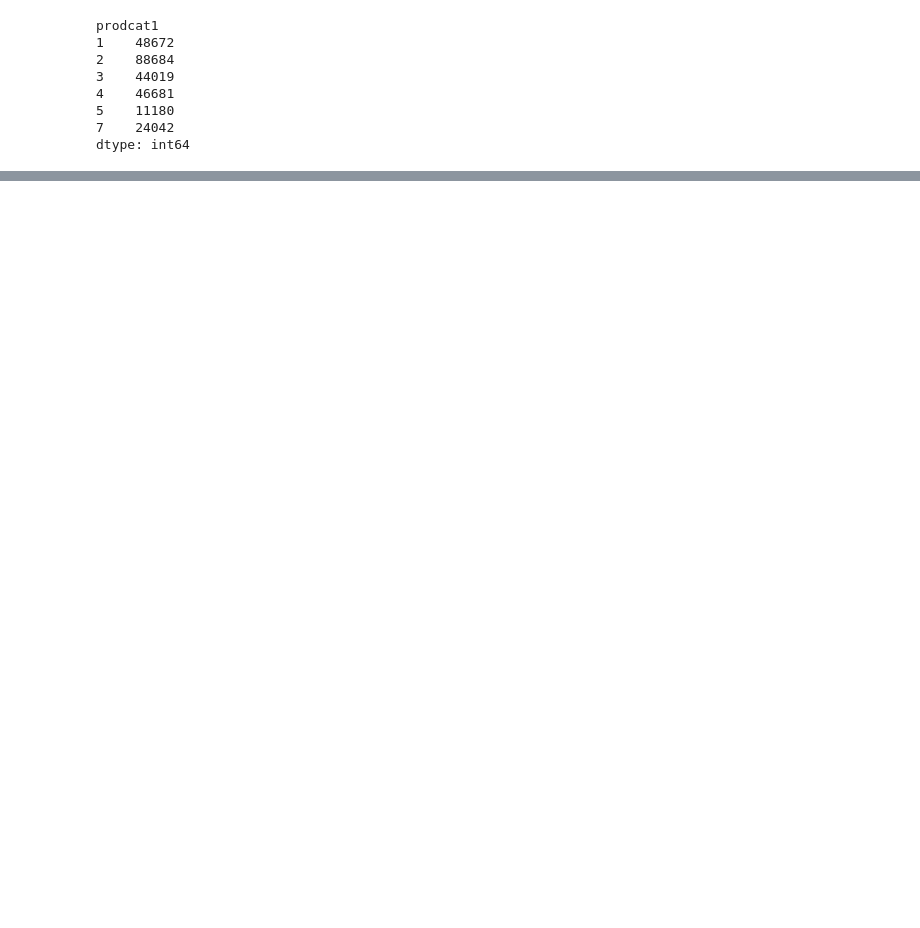
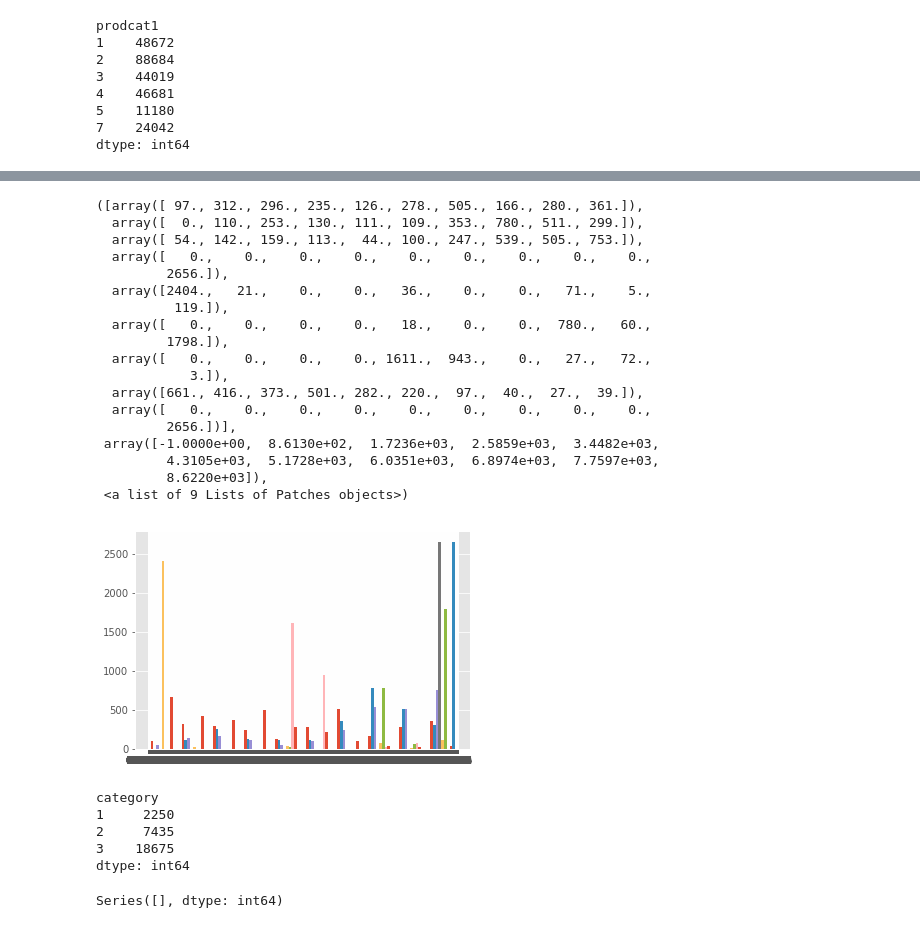
Before and after one commit to AtinMaiti/homework1, a Jupyter notebook: sflydatascience-homework1.ipynb, the cells around one changed output, grey strips where cells are left out. Drawn from its saved outputs; the diff is of its cells as text; code cells hidden in the pictures; blank space fills up the shorter version.

```diff
--- a/sflydatascience-homework1.ipynb
+++ b/sflydatascience-homework1.ipynb
@@ -7,9 +7,14 @@ import pandas as pd
 import os
 import zipfile
 
+import matplotlib as mpl
 import matplotlib.pyplot as plt
 %matplotlib inline
 plt.style.use("ggplot")
+plt.rcParams["figure.figsize"] = [15,10]
+mpl.rc('axes', labelsize=14)
+mpl.rc('xtick', labelsize=12)
+mpl.rc('ytick', labelsize=12)
 
 import warnings
 warnings.filterwarnings('ignore')
@@ -131,0 +211,4 @@ onlineData
+# %%
+onlineOrderedData = pd.read_csv('orderedData.csv')
+# %%
+onlineOrderedData.index = onlineOrderedData['Unnamed: 0']
@@ -131,0 +217,22 @@ onlineData
+# %%
+plt.hist(onlineOrderedData[onlineOrderedData.category == 1])
+# %% [output]
+([array([ 97., 312., 296., 235., 126., 278., 505., 166., 280., 361.]),
+  array([  0., 110., 253., 130., 111., 109., 353., 780., 511., 299.]),
+  array([ 54., 142., 159., 113.,  44., 100., 247., 539., 505., 753.]),
+  array([   0.,    0.,    0.,    0.,    0.,    0.,    0.,    0.,    0.,
+         2656.]),
+  array([2404.,   21.,    0.,    0.,   36.,    0.,    0.,   71.,    5.,
+          119.]),
+  array([   0.,    0.,    0.,    0.,   18.,    0.,    0.,  780.,   60.,
+         1798.]),
+  array([   0.,    0.,    0.,    0., 1611.,  943.,    0.,   27.,   72.,
+            3.]),
+  array([661., 416., 373., 501., 282., 220.,  97.,  40.,  27.,  39.]),
+  array([   0.,    0.,    0.,    0.,    0.,    0.,    0.,    0.,    0.,
+         2656.])],
+ array([-1.0000e+00,  8.6130e+02,  1.7236e+03,  2.5859e+03,  3.4482e+03,
+         4.3105e+03,  5.1728e+03,  6.0351e+03,  6.8974e+03,  7.7597e+03,
+         8.6220e+03]),
+ <a list of 9 Lists of Patches objects>)
+[figure, added]
@@ -131,0 +241,12 @@ onlineData
+# %%
+test.groupby(['category']).size()
+# %% [output]
+category
+1     2250
+2     7435
+3    18675
+dtype: int64
+# %%
+test.groupby([test.event1]).size()
+# %% [output]
+Series([], dtype: int64)
```
Also changed, not shown: parts of 50 cells of this notebook, 3 other files.
